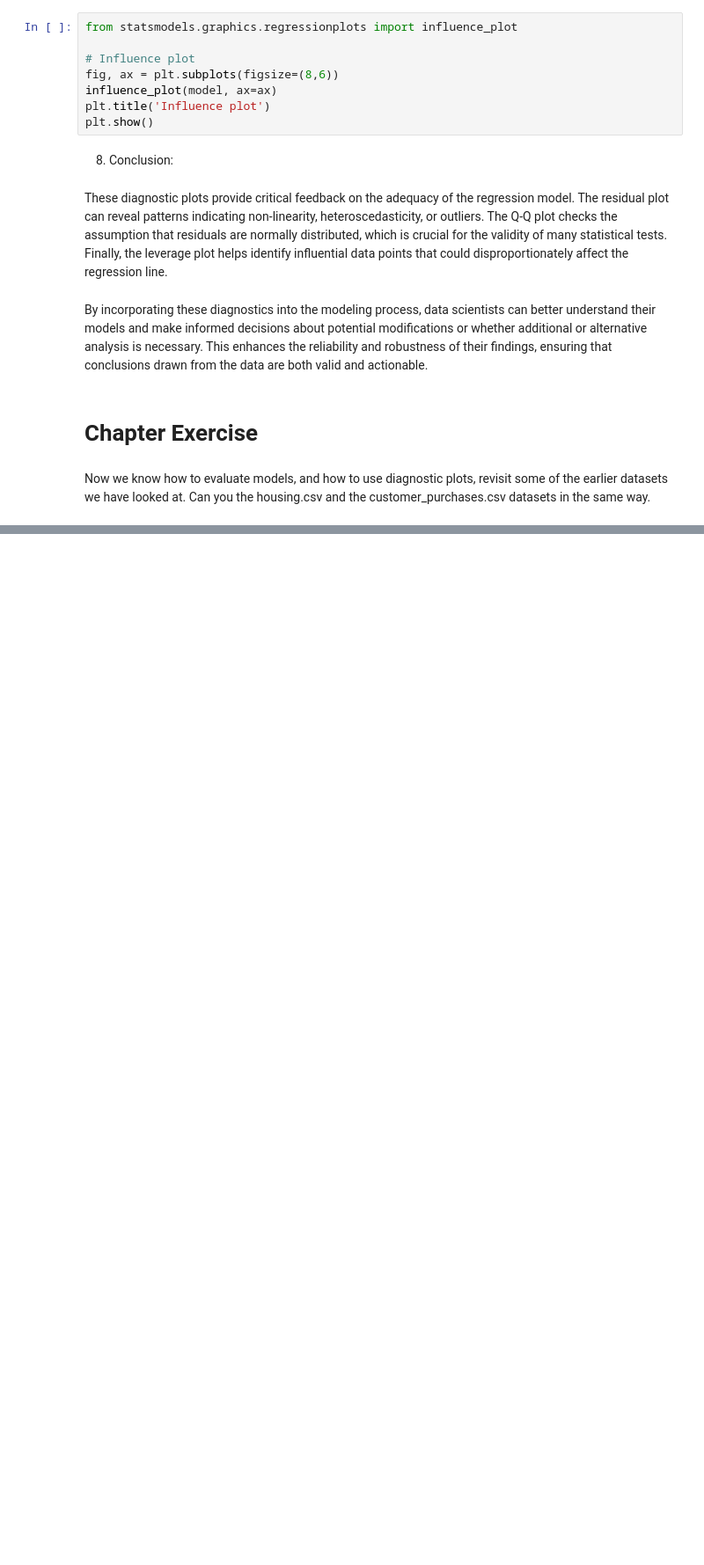
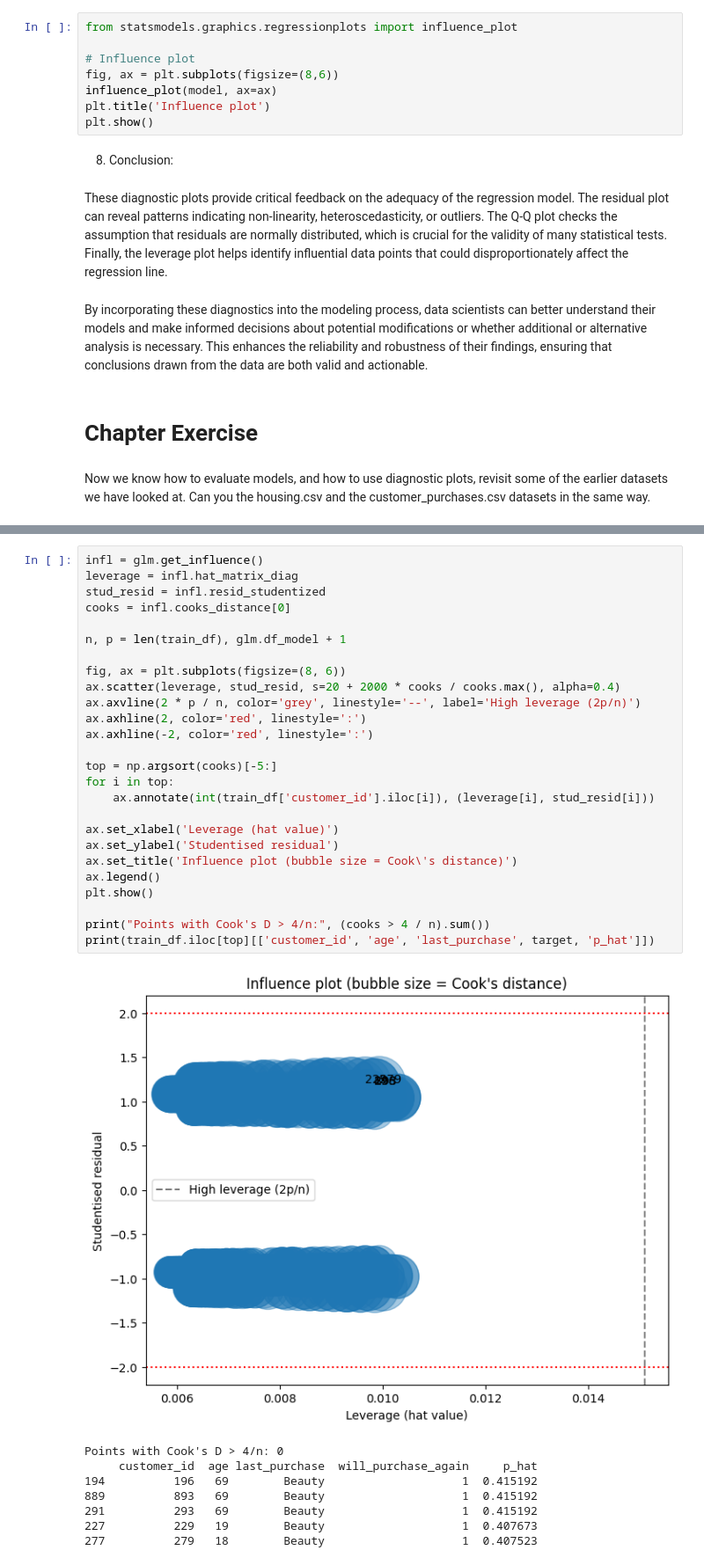
Before and after one commit to LewisT1424/010-MOD006902, a Jupyter notebook: Week_2/Section_10_Python_Example__Model_Diagnostic_Plots.ipynb, the cells around one changed output, grey strips where cells are left out. Shown at 88% size. Saved outputs shown, nothing was run; the diff lists cells and outputs as text; blank space fills up the shorter version.

```diff
--- a/Week_2/Section_10_Python_Example__Model_Diagnostic_Plots.ipynb
+++ b/Week_2/Section_10_Python_Example__Model_Diagnostic_Plots.ipynb
@@ -143,0 +227,35 @@ plt.show()
+# %%
+infl = glm.get_influence()
+leverage = infl.hat_matrix_diag
+stud_resid = infl.resid_studentized
+cooks = infl.cooks_distance[0]
+
+n, p = len(train_df), glm.df_model + 1
+
+fig, ax = plt.subplots(figsize=(8, 6))
+ax.scatter(leverage, stud_resid, s=20 + 2000 * cooks / cooks.max(), alpha=0.4)
+ax.axvline(2 * p / n, color='grey', linestyle='--', label='High leverage (2p/n)')
+ax.axhline(2, color='red', linestyle=':')
+ax.axhline(-2, color='red', linestyle=':')
+
+top = np.argsort(cooks)[-5:]
+for i in top:
+    ax.annotate(int(train_df['customer_id'].iloc[i]), (leverage[i], stud_resid[i]))
+
+ax.set_xlabel('Leverage (hat value)')
+ax.set_ylabel('Studentised residual')
+ax.set_title('Influence plot (bubble size = Cook\'s distance)')
+ax.legend()
+plt.show()
+
+print("Points with Cook's D > 4/n:", (cooks > 4 / n).sum())
+print(train_df.iloc[top][['customer_id', 'age', 'last_purchase', target, 'p_hat']])
+# %% [output]
+[figure, added]
+Points with Cook's D > 4/n: 0
+     customer_id  age last_purchase  will_purchase_again     p_hat
+194          196   69        Beauty                    1  0.415192
+889          893   69        Beauty                    1  0.415192
+291          293   69        Beauty                    1  0.415192
+227          229   19        Beauty                    1  0.407673
+277          279   18        Beauty                    1  0.407523
```
Also changed, not shown: parts of 12 cells of this notebook.
